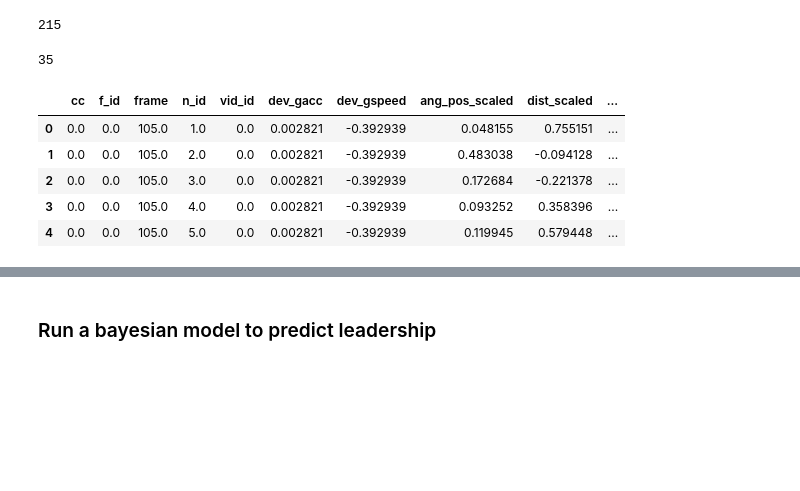
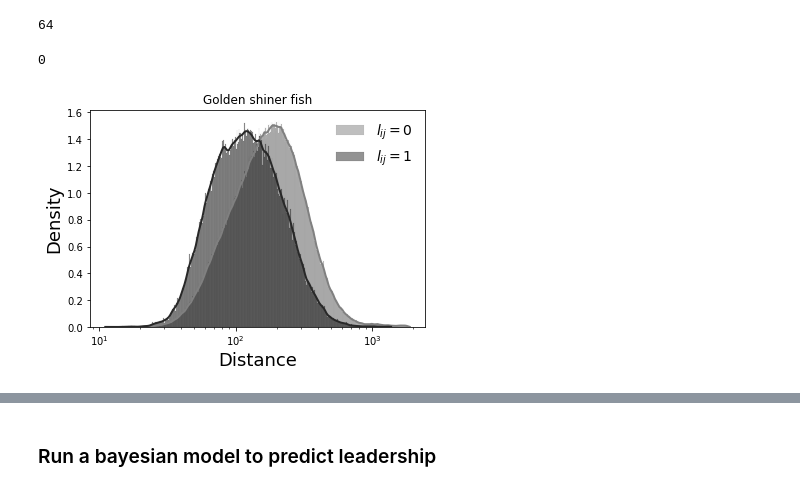
Before and after one commit to vivekhsridhar/INFL_2022, a Jupyter notebook: 05F_leadership_models_fish.ipynb, the cells around one changed output, grey strips where cells are left out. Drawn from its saved outputs; the diff is of its cells as text; code cells hidden in the pictures; blank space fills up the shorter version.

```diff
--- a/05F_leadership_models_fish.ipynb
+++ b/05F_leadership_models_fish.ipynb
@@ -14,10 +13,14 @@ bayes_sample = 5000
 fps = 30
 scale = "07"
 folders = ['0084', '0115', '0120']
+
+angle_thresh = 30
+time_thresh = 5
+thresh_folder = 'angle' + str(angle_thresh) + '_time' + str(time_thresh)
 # %%
 for i,name in enumerate(folders):
-    tmp = pd.read_csv('/home/user/Documents/Vivek/cuda/DirectionalCorrelation/Data/Output/golden_shiners/' + str(n_inds) + '_fish/' + name + '/' + 'pairwise_' + scale + '.csv')
-    tmp2 = pd.read_csv('/home/user/Documents/Vivek/cuda/DirectionalCorrelation/Data/Output/golden_shiners/' + str(n_inds) + '_fish/' + name + '/' + 'individual_' + scale + '.csv')
+    tmp = pd.read_csv('/Users/vivekhsridhar/Library/Mobile Documents/com~apple~CloudDocs/Documents/Code/DirectionalCorrelation/Data/Output/golden_shiners/' + str(n_inds) + '_fish/' + name + '/' + thresh_folder + '/pairwise_' + scale + '.csv')
+    tmp2 = pd.read_csv('/Users/vivekhsridhar/Library/Mobile Documents/com~apple~CloudDocs/Documents/Code/DirectionalCorrelation/Data/Output/golden_shiners/' + str(n_inds) + '_fish/' + name + '/' + thresh_folder + '/individual_' + scale + '.csv')
     tmp['vid_id'] = i
     tmp2['vid_id'] = i
 
@@ -45,8 +48,8 @@ n_inds = 10
 folders = ['0066', '0105', '0126']
 # %%
 for i,name in enumerate(folders):
-    tmp = pd.read_csv('/home/user/Documents/Vivek/cuda/DirectionalCorrelation/Data/Output/golden_shiners/' + str(n_inds) + '_fish/' + name + '/' + 'pairwise_' + scale + '.csv')
-    tmp2 = pd.read_csv('/home/user/Documents/Vivek/cuda/DirectionalCorrelation/Data/Output/golden_shiners/' + str(n_inds) + '_fish/' + name + '/' + 'individual_' + scale + '.csv')
+    tmp = pd.read_csv('/Users/vivekhsridhar/Library/Mobile Documents/com~apple~CloudDocs/Documents/Code/DirectionalCorrelation/Data/Output/golden_shiners/' + str(n_inds) + '_fish/' + name + '/' + thresh_folder + '/pairwise_' + scale + '.csv')
+    tmp2 = pd.read_csv('/Users/vivekhsridhar/Library/Mobile Documents/com~apple~CloudDocs/Documents/Code/DirectionalCorrelation/Data/Output/golden_shiners/' + str(n_inds) + '_fish/' + name + '/' + thresh_folder + '/individual_' + scale + '.csv')
     tmp['vid_id'] = i+3
     tmp2['vid_id'] = i+3
 
@@ -82,7 +85,7 @@ del ind2
 
 gc.collect()
 # %% [output]
-215
+64
 # %%
 df = pd.merge(pairs, inds)
 
@@ -91,7 +94,7 @@ del inds
 
 gc.collect()
 # %% [output]
-35
+0
 # %%
 scaler = RobustScaler()
 scaled = scaler.fit_transform(df[['ang_pos', 'dist', 'speed_diff', 'acc_diff', 'speed', 'acceleration']].values)
@@ -103,14 +106,18 @@ for idx, col in enumerate(['ang_pos_scaled', 'dist_scaled', 'speed_diff_scaled',
     df[col] = scaled[:, idx]
 
 df.head()
-# %% [output]
-|  | cc | f_id | frame | n_id | vid_id | dev_gacc | dev_gspeed | ang_pos_scaled | dist_scaled | ... |
-| 0 | 0.0 | 0.0 | 105.0 | 1.0 | 0.0 | 0.002821 | -0.392939 | 0.048155 | 0.755151 | ... |
-| 1 | 0.0 | 0.0 | 105.0 | 2.0 | 0.0 | 0.002821 | -0.392939 | 0.483038 | -0.094128 | ... |
-| 2 | 0.0 | 0.0 | 105.0 | 3.0 | 0.0 | 0.002821 | -0.392939 | 0.172684 | -0.221378 | ... |
-| 3 | 0.0 | 0.0 | 105.0 | 4.0 | 0.0 | 0.002821 | -0.392939 | 0.093252 | 0.358396 | ... |
-| 4 | 0.0 | 0.0 | 105.0 | 5.0 | 0.0 | 0.002821 | -0.392939 | 0.119945 | 0.579448 | ... |
 # %%
 df['cc'] = df['cc'].astype(np.int8)
 
 df = df.dropna()
+# %%
+sns.histplot(df.loc[df['cc'] == 0, 'dist'], label='$l_{ij}=0$', color='#808080', stat='density', log_scale=True, kde=True, line_kws={'linewidth': 2})
+sns.histplot(df.loc[df['cc'] == 1, 'dist'], label='$l_{ij}=1$', color='#282828', stat='density', log_scale=True, kde=True, line_kws={'linewidth': 2})
+plt.legend(loc=1, prop={'size' : 14}, frameon=False)#, bbox_to_anchor=(1.03, 1.4))
+plt.title('Golden shiner fish')
+plt.xlabel('Distance', fontsize=18)
+plt.ylabel('Density', fontsize=18)
+
+plt.savefig('/Users/vivekhsridhar/Library/Mobile Documents/com~apple~CloudDocs/Documents/Manuscripts/leadership/Manuscript/Response/distances_fish.png', format='png', dpi=600, bbox_inches="tight")
+# %% [output]
+[figure, added]
```
Also changed, not shown: parts of 13 cells of this notebook, 14 other files.
